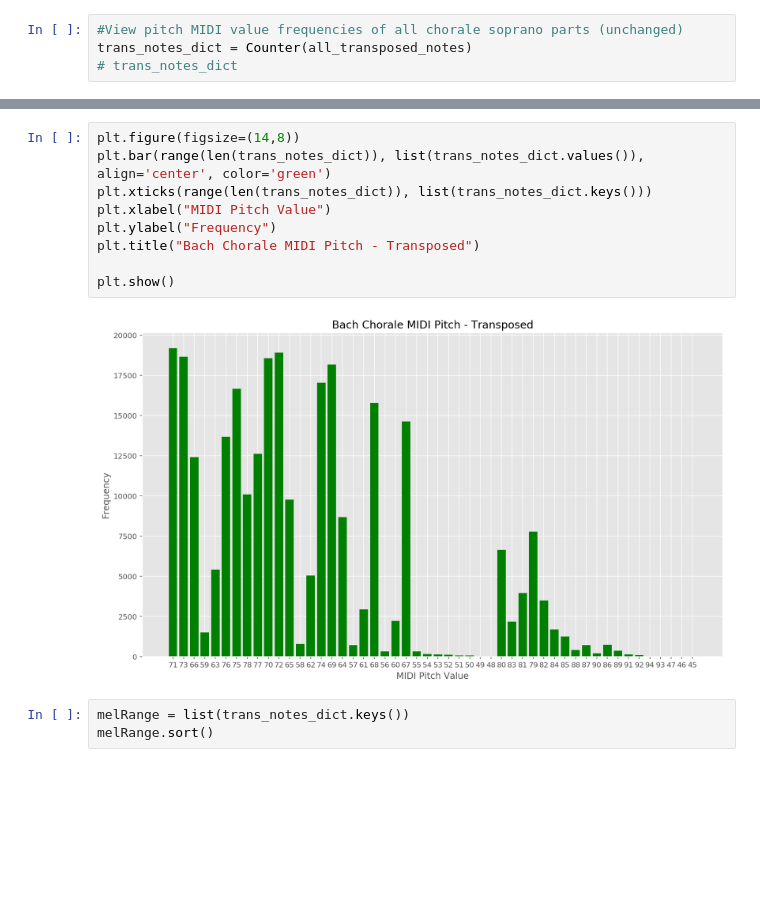
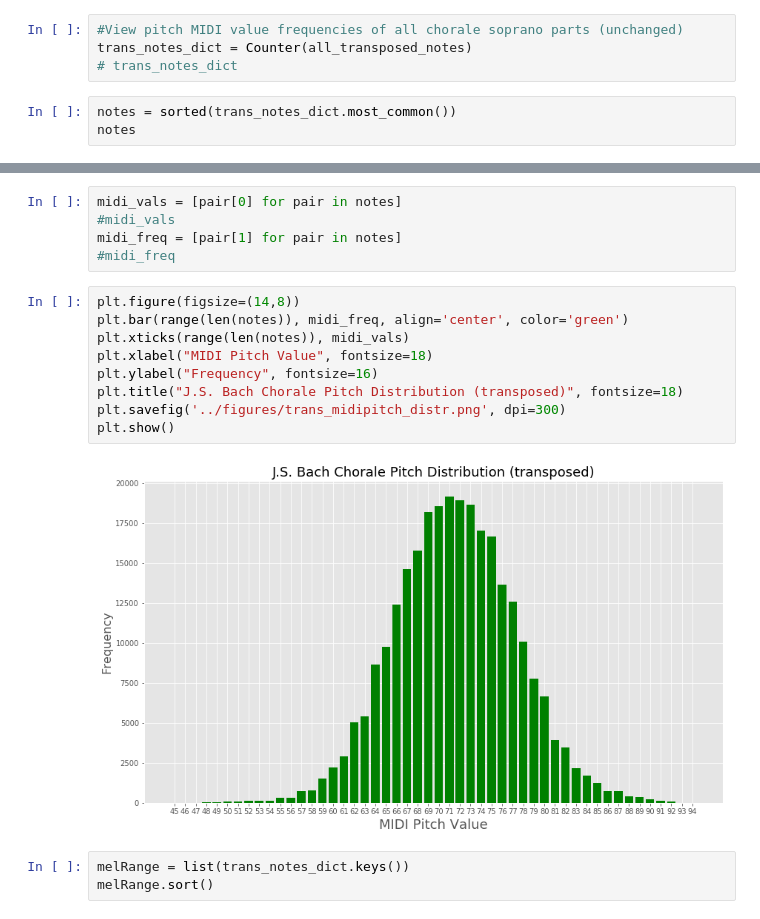
Before and after one commit to HarrisonLavins/melodyAI, a Jupyter notebook: notebooks/dataset_transposition.ipynb, the cells around one changed output, grey strips where cells are left out. Saved outputs shown, nothing was run; the diff lists cells and outputs as text; blank space fills up the shorter version.

Commit message:
MIDI pitch, note duration plotting

```diff
--- a/notebooks/dataset_transposition.ipynb
+++ b/notebooks/dataset_transposition.ipynb
@@ -198,3 +222,6 @@ Pieces in corpus:  5196
 #View pitch MIDI value frequencies of all chorale soprano parts (unchanged)
 trans_notes_dict = Counter(all_transposed_notes)
 # trans_notes_dict
+# %%
+notes = sorted(trans_notes_dict.most_common())
+notes
@@ -201,14 +246,19 @@ trans_notes_dict = Counter(all_transposed_notes)
+# %%
+midi_vals = [pair[0] for pair in notes]
+#midi_vals
+midi_freq = [pair[1] for pair in notes]
+#midi_freq
 # %%
 plt.figure(figsize=(14,8))
-plt.bar(range(len(trans_notes_dict)), list(trans_notes_dict.values()), align='center', color='green')
-plt.xticks(range(len(trans_notes_dict)), list(trans_notes_dict.keys()))
-plt.xlabel("MIDI Pitch Value")
-plt.ylabel("Frequency")
-plt.title("Bach Chorale MIDI Pitch - Transposed")
-
+plt.bar(range(len(notes)), midi_freq, align='center', color='green')
+plt.xticks(range(len(notes)), midi_vals)
+plt.xlabel("MIDI Pitch Value", fontsize=18)
+plt.ylabel("Frequency", fontsize=16)
+plt.title("J.S. Bach Chorale Pitch Distribution (transposed)", fontsize=18)
+plt.savefig('../figures/trans_midipitch_distr.png', dpi=300)
 plt.show()
 # %% [output]
-[figure, old version]
+[figure, new version]
 # %%
 melRange = list(trans_notes_dict.keys())
 melRange.sort()
```
Also changed, not shown: parts of 12 cells of this notebook, 1 other file.
